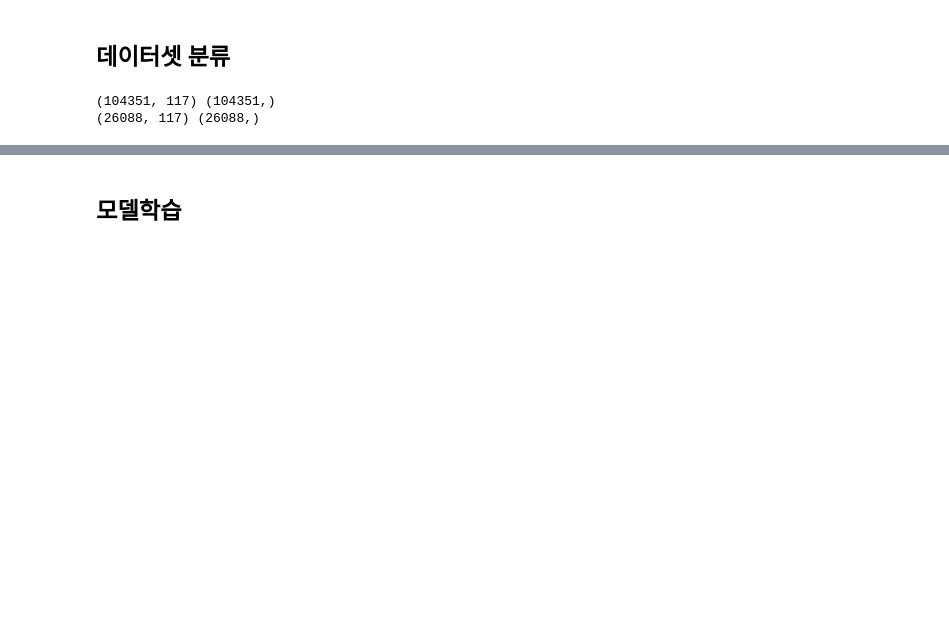
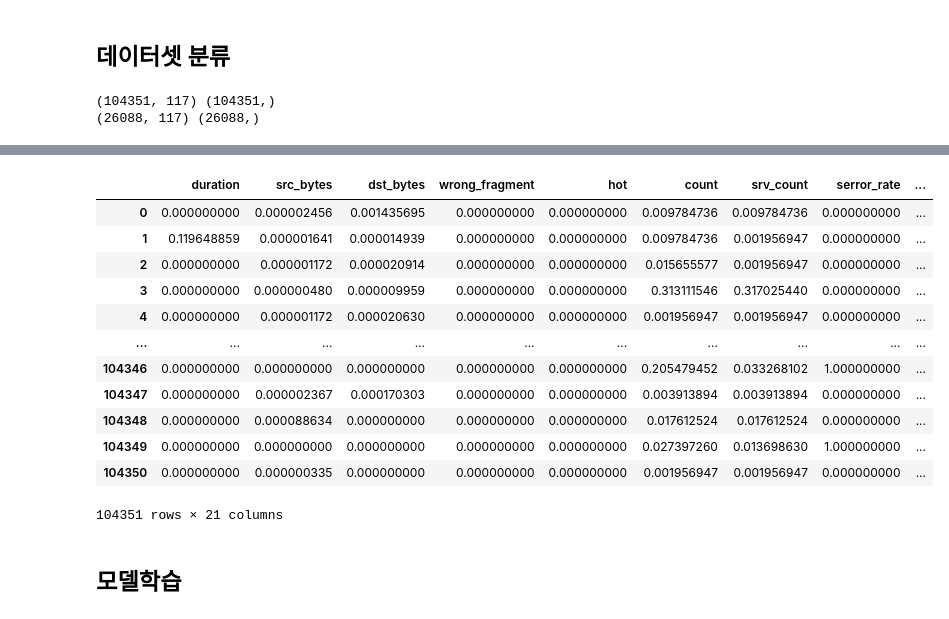
Before and after one commit to bomul0417/study, a Jupyter notebook: NIDS_Project/KDD(Dos)_Preprocessing.ipynb, the cells around one changed output, grey strips where cells are left out. Cells and saved outputs as stored; diff of their text form; code cells hidden in the pictures; blank space fills up the shorter version.

```diff
--- a/NIDS_Project/KDD(Dos)_Preprocessing.ipynb
+++ b/NIDS_Project/KDD(Dos)_Preprocessing.ipynb
@@ -447,7 +493,8 @@ print(xoh_test.shape, yoh_test.shape)
 (104351, 117) (104351,)
 (26088, 117) (26088,)
 # %%
-x=xoh.head(1000)
-x_test=xoh_test.head(200)
-y=yoh.head(1000)
-y_test=yoh_test.head(200)
+'''x=xoh.head(100)
+x_test=xoh_test.head(20)
+y=yoh.head(100)
+y_test=yoh_test.head(20)'''
+xcol=list(xoh) #rfe 알고리즘 사용 후 컬럼삭제 되므로 저장
@@ -459,0 +534,13 @@ Name: label, dtype: int64
+# %%
+from sklearn.feature_selection import RFE
+from sklearn.ensemble import RandomForestClassifier
+
+clf = RandomForestClassifier(n_estimators=10, n_jobs=-1)
+rfe = RFE(estimator=clf, n_features_to_select=21, step=1)
+
+xnewcol = []
+rfe.fit(xoh, yoh)
+for i in range(xoh.shape[1]):
+  if rfe.support_[i] == True:
+    xnewcol.append(xcol[i])
+    print('Column: %s' % (xcol[i]))
@@ -459,0 +587,3 @@ Name: label, dtype: int64
+# %%
+xoh_dos = rfe.transform(xoh)
+xoh_dos.shape
@@ -460,3 +608,20 @@ Name: label, dtype: int64
+# %%
+xoh_rfedos = pd.DataFrame(xoh_dos, columns=xnewcol)
+xoh_rfedos
+# %% [output]
+|  | duration | src_bytes | dst_bytes | wrong_fragment | hot | count | srv_count | serror_rate | ... |
+| 0 | 0.000000000 | 0.000002456 | 0.001435695 | 0.000000000 | 0.000000000 | 0.009784736 | 0.009784736 | 0.000000000 | ... |
+| 1 | 0.119648859 | 0.000001641 | 0.000014939 | 0.000000000 | 0.000000000 | 0.009784736 | 0.001956947 | 0.000000000 | ... |
+| 2 | 0.000000000 | 0.000001172 | 0.000020914 | 0.000000000 | 0.000000000 | 0.015655577 | 0.001956947 | 0.000000000 | ... |
+| 3 | 0.000000000 | 0.000000480 | 0.000009959 | 0.000000000 | 0.000000000 | 0.313111546 | 0.317025440 | 0.000000000 | ... |
+| 4 | 0.000000000 | 0.000001172 | 0.000020630 | 0.000000000 | 0.000000000 | 0.001956947 | 0.001956947 | 0.000000000 | ... |
+| ... | ... | ... | ... | ... | ... | ... | ... | ... | ... |
+| 104346 | 0.000000000 | 0.000000000 | 0.000000000 | 0.000000000 | 0.000000000 | 0.205479452 | 0.033268102 | 1.000000000 | ... |
+| 104347 | 0.000000000 | 0.000002367 | 0.000170303 | 0.000000000 | 0.000000000 | 0.003913894 | 0.003913894 | 0.000000000 | ... |
+| 104348 | 0.000000000 | 0.000088634 | 0.000000000 | 0.000000000 | 0.000000000 | 0.017612524 | 0.017612524 | 0.000000000 | ... |
+| 104349 | 0.000000000 | 0.000000000 | 0.000000000 | 0.000000000 | 0.000000000 | 0.027397260 | 0.013698630 | 1.000000000 | ... |
+| 104350 | 0.000000000 | 0.000000335 | 0.000000000 | 0.000000000 | 0.000000000 | 0.001956947 | 0.001956947 | 0.000000000 | ... |
+104351 rows × 21 columns
 # %% [markdown]
 ## 모델학습
 # %%
```
Also changed, not shown: parts of 20 cells of this notebook.
